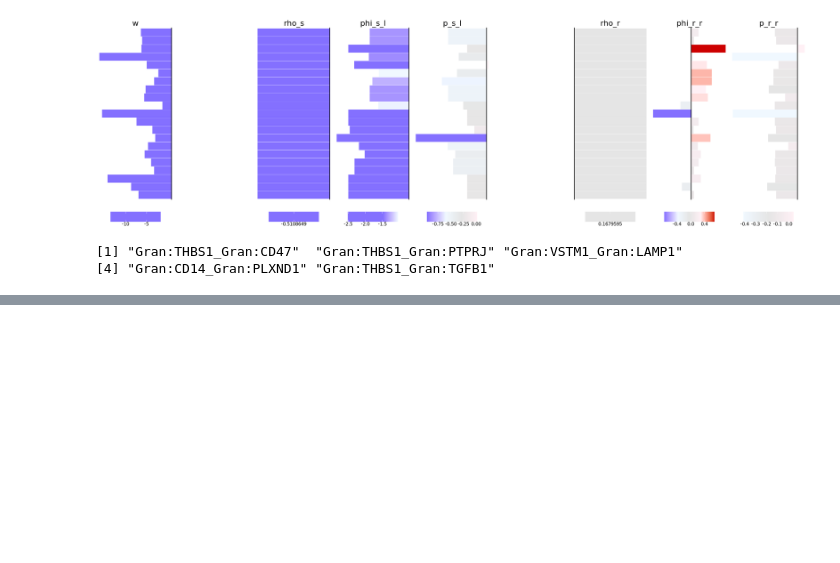
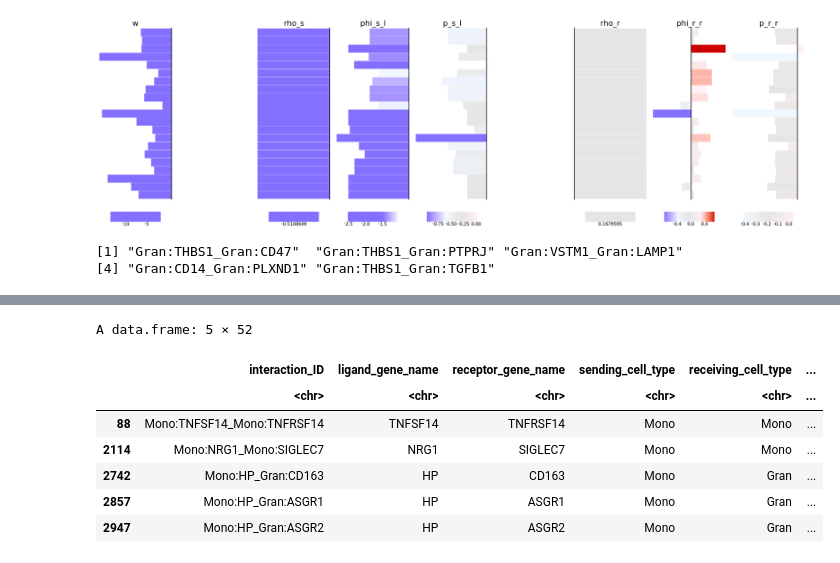
Before and after one commit to SoloveyMaria/community, a Jupyter notebook: docs/showcase_notebooks/Lasry/visualization.ipynb, the cells around one changed output, grey strips where cells are left out. Saved outputs shown, nothing was run; the diff lists cells and outputs as text; code cells hidden in the pictures; blank space fills up the shorter version.

```diff
--- a/docs/showcase_notebooks/Lasry/visualization.ipynb
+++ b/docs/showcase_notebooks/Lasry/visualization.ipynb
@@ -1011,0 +1035,11 @@ gran_gran$interaction_ID
+# %%
+mono_top_down
+# %% [output]
+A data.frame: 5 × 52
+|  | interaction_ID | ligand_gene_name | receptor_gene_name | sending_cell_type | receiving_cell_type | ... |
+|  | <chr> | <chr> | <chr> | <chr> | <chr> | ... |
+| 88 | Mono:TNFSF14_Mono:TNFRSF14 | TNFSF14 | TNFRSF14 | Mono | Mono | ... |
+| 2114 | Mono:NRG1_Mono:SIGLEC7 | NRG1 | SIGLEC7 | Mono | Mono | ... |
+| 2742 | Mono:HP_Gran:CD163 | HP | CD163 | Mono | Gran | ... |
+| 2857 | Mono:HP_Gran:ASGR1 | HP | ASGR1 | Mono | Gran | ... |
+| 2947 | Mono:HP_Gran:ASGR2 | HP | ASGR2 | Mono | Gran | ... |
```
Also changed, not shown: parts of 11 cells of this notebook, 5 other files.
